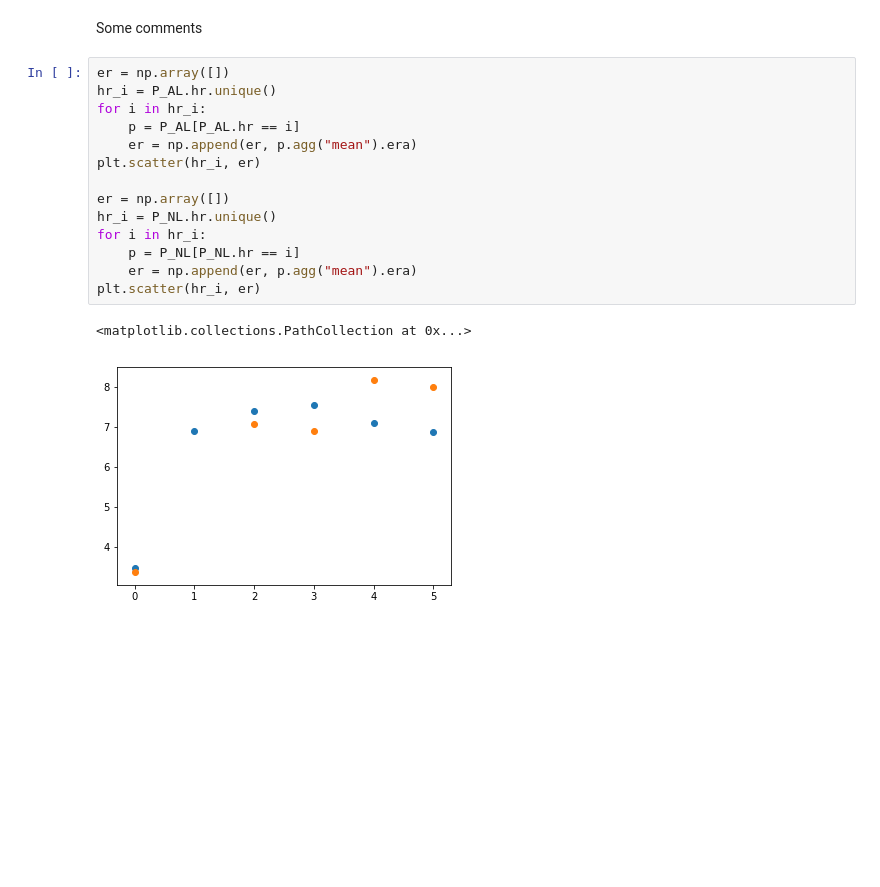
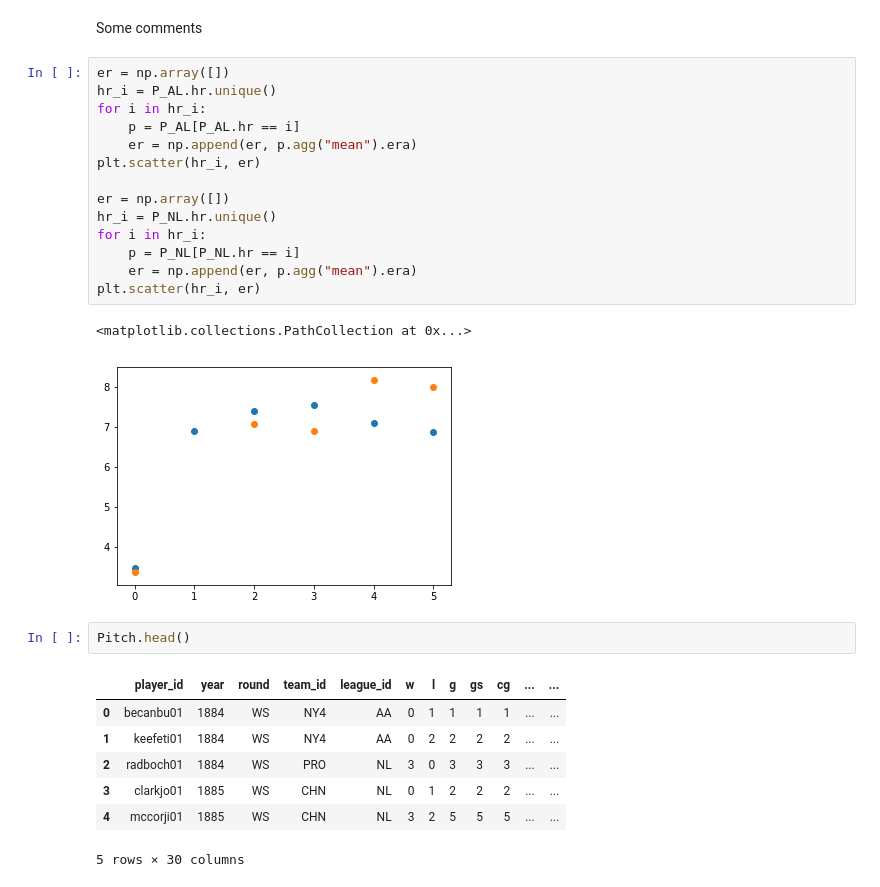
Before and after one commit to kwesoly/math497, a Jupyter notebook: Math 497.ipynb, the cells around one changed output. Drawn from its saved outputs; the diff is of its cells as text; blank space fills up the shorter version.

```diff
--- a/Math 497.ipynb
+++ b/Math 497.ipynb
@@ -127,3 +127,13 @@ plt.scatter(hr_i, er)
 # %% [output]
 <matplotlib.collections.PathCollection at 0x...>
 [figure]
+# %%
+Pitch.head()
+# %% [output]
+|  | player_id | year | round | team_id | league_id | w | l | g | gs | cg | ... | ... |
+| 0 | becanbu01 | 1884 | WS | NY4 | AA | 0 | 1 | 1 | 1 | 1 | ... | ... |
+| 1 | keefeti01 | 1884 | WS | NY4 | AA | 0 | 2 | 2 | 2 | 2 | ... | ... |
+| 2 | radboch01 | 1884 | WS | PRO | NL | 3 | 0 | 3 | 3 | 3 | ... | ... |
+| 3 | clarkjo01 | 1885 | WS | CHN | NL | 0 | 1 | 2 | 2 | 2 | ... | ... |
+| 4 | mccorji01 | 1885 | WS | CHN | NL | 3 | 2 | 5 | 5 | 5 | ... | ... |
+5 rows × 30 columns
```
Also changed, not shown: parts of 13 cells of this notebook.
